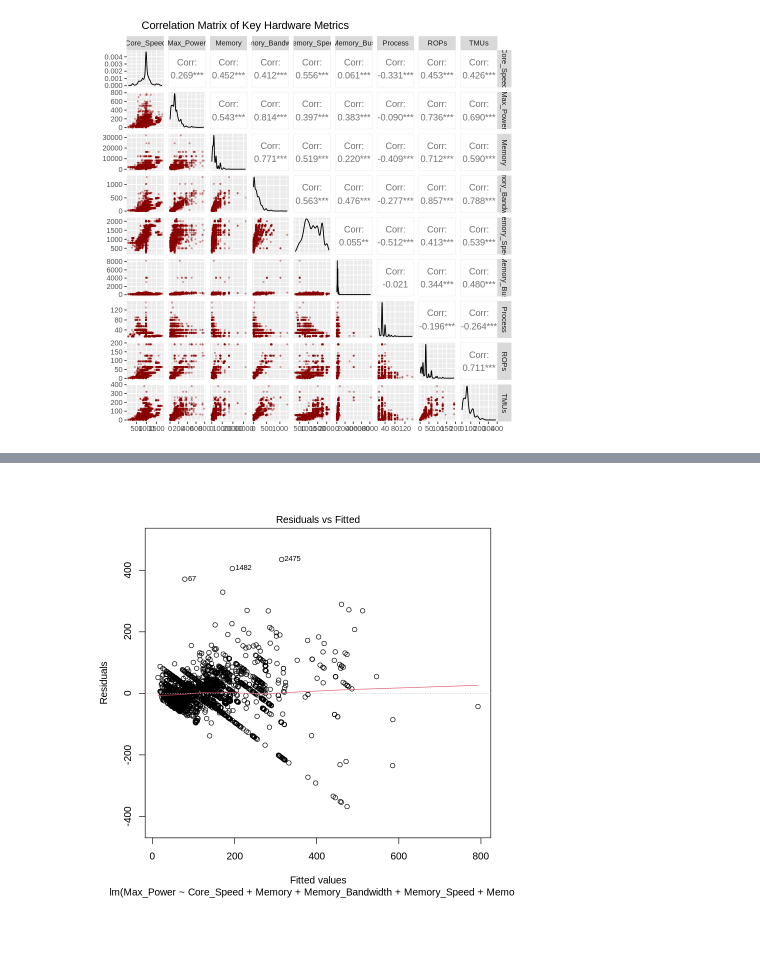
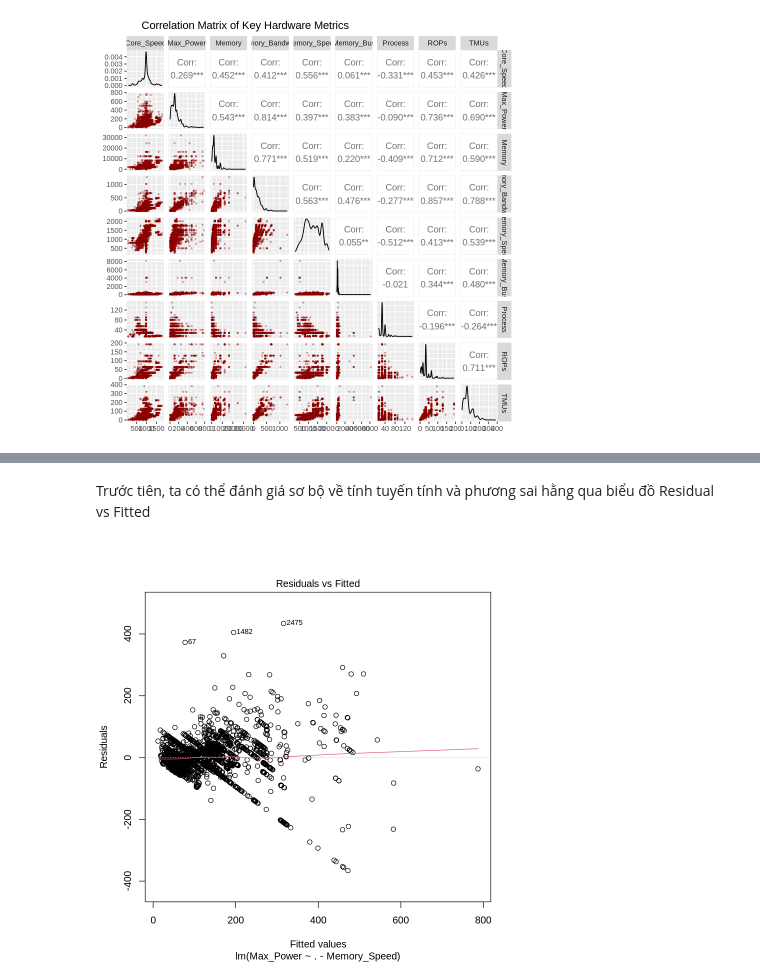
Before and after one commit to mhaih/btl_xstk, a Jupyter notebook: linear-regression/mlr.ipynb, the cells around one changed output, grey strips where cells are left out. Cells and saved outputs as stored; diff of their text form; code cells hidden in the pictures; blank space fills up the shorter version.

Commit message:
build and diagnose model

```diff
--- a/linear-regression/mlr.ipynb
+++ b/linear-regression/mlr.ipynb
@@ -78,0 +130,3 @@ Kiểm tra giả định phương sai hằng.
+# %%
+model_2 <- lm(Max_Power ~ . - Memory_Speed, data = gpu_filter)
+summary(model_2)$coefficients
@@ -78,0 +158,2 @@ Kiểm tra giả định phương sai hằng.
+# %%
+main_model <- model_2
@@ -79,4 +167,6 @@ Kiểm tra giả định phương sai hằng.
+# %% [markdown]
+Trước tiên, ta có thể đánh giá sơ bộ về tính tuyến tính và phương sai hằng qua biểu đồ Residual vs Fitted
 # %%
-plot(base_model, which = 1)
+plot(main_model, which = 1)
 # %% [output]
-[figure, old version]
+[figure, new version]
```
Also changed, not shown: parts of 46 cells of this notebook.
